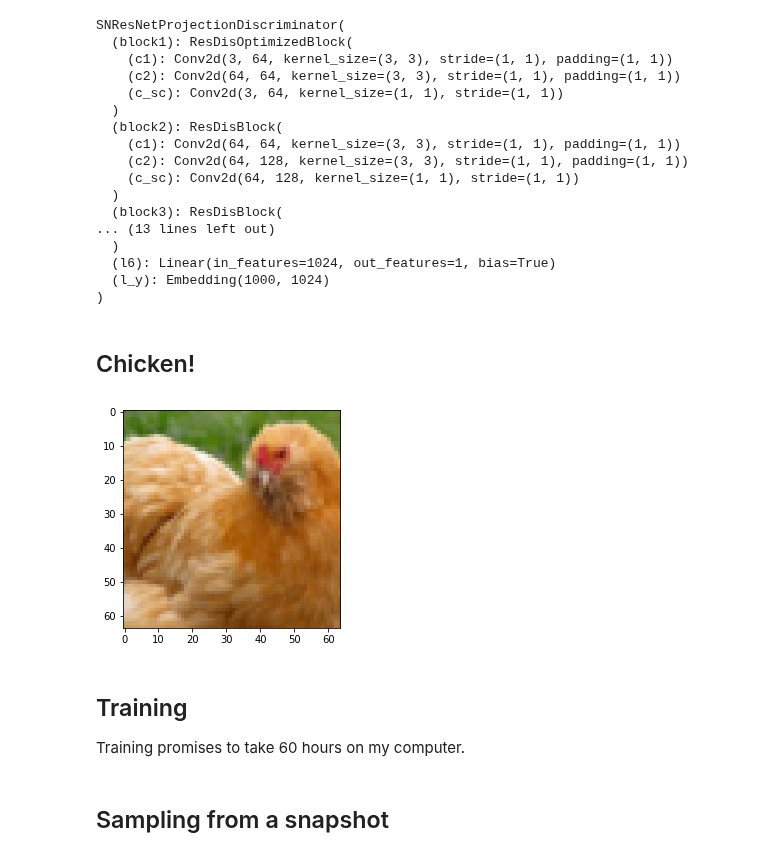
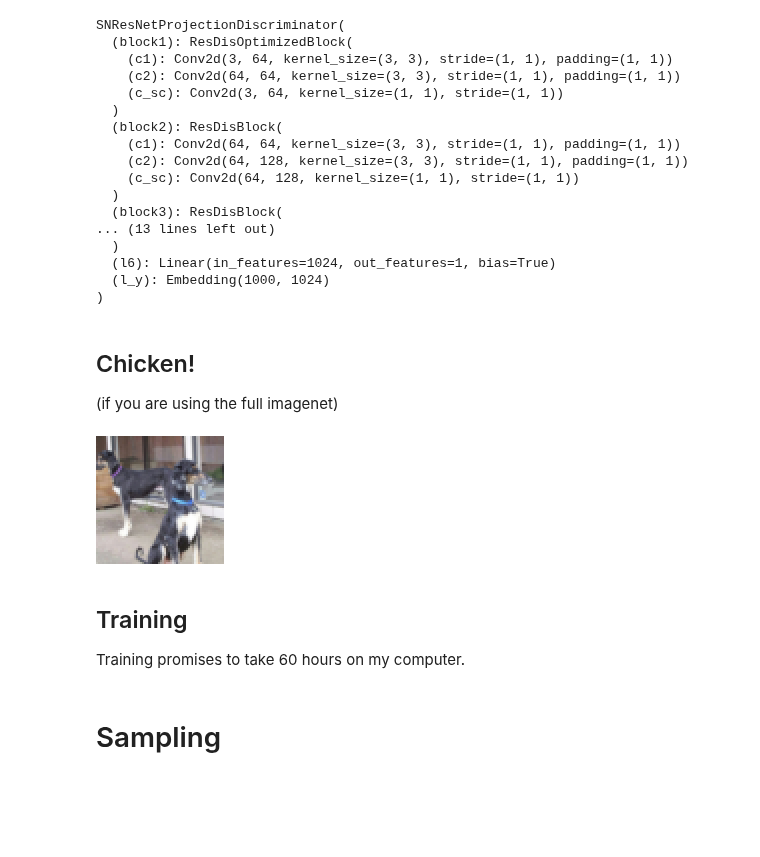
Before and after one commit to t-vi/pytorch-tvmisc, a Jupyter notebook: wasserstein-distance/sn_projection_cgan_64x64_1000c.ipynb, the cells around one changed output. Saved outputs shown, nothing was run; the diff lists cells and outputs as text; code cells hidden in the pictures; blank space fills up the shorter version.

```diff
--- a/wasserstein-distance/sn_projection_cgan_64x64_1000c.ipynb
+++ b/wasserstein-distance/sn_projection_cgan_64x64_1000c.ipynb
@@ -377,20 +384,24 @@ batchsize = 64
 num_iterations = 250000
 iterations_decay_start = 200000
 seed = 0
-display_interval = 100
+display_interval = 20
 snapshot_interval = 10000
-evaluation_interval = 5000
+evaluation_interval = 1000
 init_lr = 0.0002
 num_discriminator_iter = 5
+num_classes = 143 # cats and dogs
 device = torch.device('cuda')
+
+DATADIR = '/home/datasets/imagenet/'
+traindir = os.path.join(DATADIR, 'train')
+valdir = os.path.join(DATADIR, 'val')
+
+traindir = '/home/tv/data/vision/other-sn-gan/sngan_projection/datasets/preprocessed_cats_dogs/'
 # %% [markdown]
 ## Dataloader
 
 We use the imagenet dataloader from `torchvision`. We resize to 64x64. (I'm not sure whether the original implementation does some cropping).
 # %%
-DATADIR = '/home/datasets/imagenet/'
-traindir = os.path.join(DATADIR, 'train')
-valdir = os.path.join(DATADIR, 'val')
 normalize = torchvision.transforms.Normalize(mean=[0.485, 0.456, 0.406],
                                              std=[0.229, 0.224, 0.225])
 
@@ -401,7 +412,16 @@ transforms = torchvision.transforms.Compose([torchvision.transforms.Resize(256),
                                      torchvision.transforms.ToTensor(),
                                      torchvision.transforms.Lambda(lambda x: x*(255./128.)-1+torch.rand(*x.shape)/128.)])
 
+# tries to replicate chainer preprocessing with size 64 augmentation=true
+# tries to replicate chainer preprocessing with size 64, augmentation=true
+transforms = torchvision.transforms.Compose([torchvision.transforms.Resize(256),
+                                     torchvision.transforms.RandomCrop(int(256*0.9)),
+                                     torchvision.transforms.Resize(64),
+                                     torchvision.transforms.RandomHorizontalFlip(),
+                                     torchvision.transforms.ToTensor(),
+                                     torchvision.transforms.Lambda(lambda x: x*(255./128.)-1+torch.rand(*x.shape)/128.)])
+
 train_dataset = torchvision.datasets.ImageFolder(traindir, transforms)
 
-val_dataset = torchvision.datasets.ImageFolder(valdir, transforms)
+#val_dataset = torchvision.datasets.ImageFolder(valdir, transforms)
 # %%
@@ -437,17 +457,19 @@ opt_dis = torch.optim.Adam(params=discriminator.parameters(), lr=init_lr, betas=
 opt_gen = torch.optim.Adam(params=generator.parameters(), lr=init_lr, betas=(0.0, 0.9))
 train_dl_ = torch.utils.data.DataLoader(train_dataset, batch_size=batchsize, shuffle=True, pin_memory=True, num_workers=4)
 train_dl = endless_train_dl(train_dl_)
-# %% [markdown]
-## Chicken!
-# %%
-if matplotlib.get_backend().lower() != 'agg':
-    im, lab = train_dataset[11000]
-    im = im.permute(1,2,0).numpy()
-    im = im - im.min()
-    im = im / im.max()
-    pyplot.imshow(im)
-# %% [output]
-[figure, removed]
+# %% [markdown]
+## Chicken!
+
+(if you are using the full imagenet)
+# %%
+img = None
+if matplotlib.get_backend().lower() != 'agg':
+    im, lab = train_dataset[11000]
+    img = torchvision.transforms.functional.to_pil_image(im*0.5+0.5)
+    img = img.resize((128,128))
+img
+# %% [output]
+[figure, added]
 # %% [markdown]
 ## Training
 
@@ -525,5 +542,5 @@ if matplotlib.get_backend().lower() == 'agg': # below is not for non-interactive
     import sys
     sys.exit(0)
 # %% [markdown]
-## Sampling from a snapshot
+# Sampling
 # %%
```
Also changed, not shown: parts of 47 cells of this notebook.
